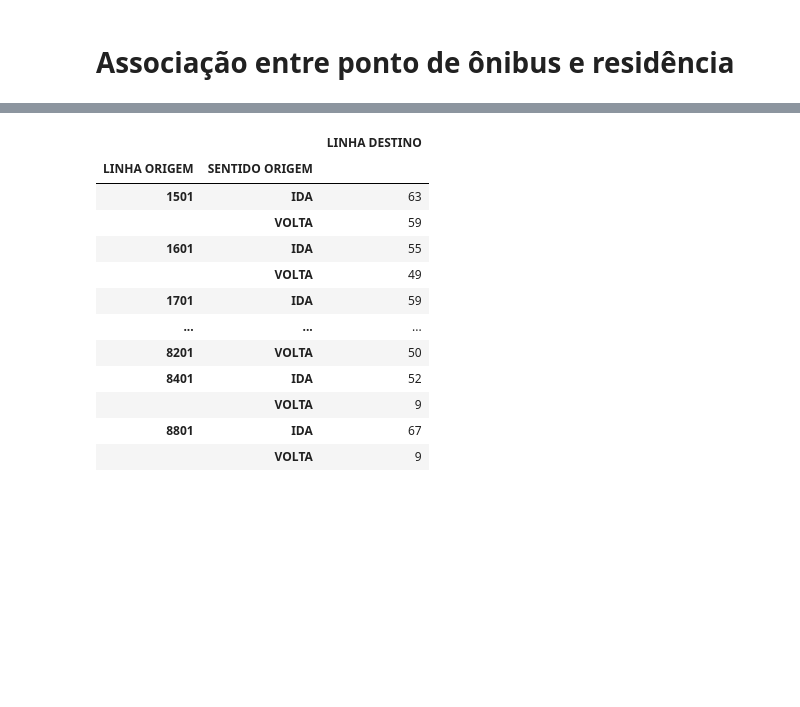
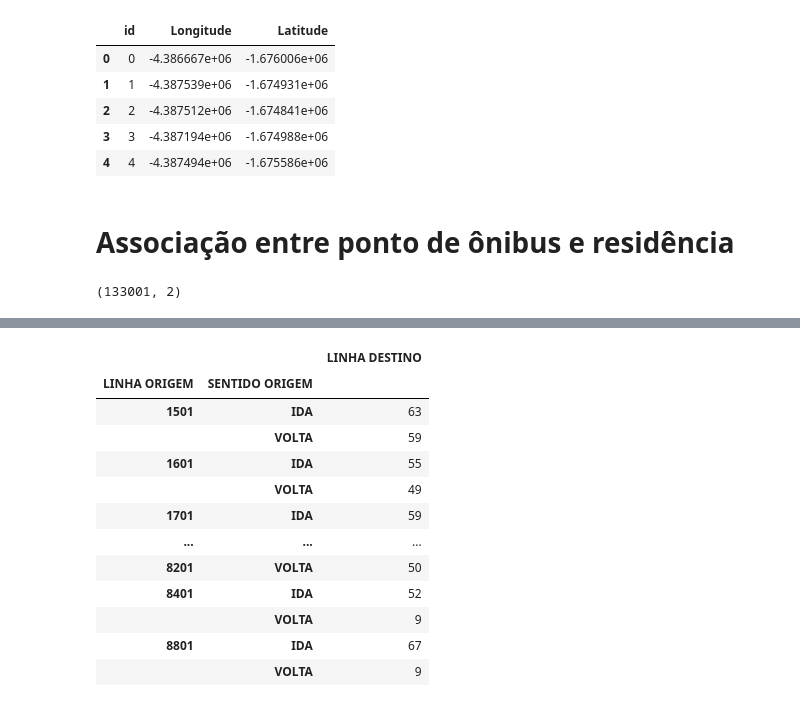
Before and after one commit to YagoMaia/quali_bus, a Jupyter notebook: app/testes.ipynb, the cells around one changed output, grey strips where cells are left out. Saved outputs shown, nothing was run; the diff lists cells and outputs as text; code cells hidden in the pictures; blank space fills up the shorter version.

```diff
--- a/app/testes.ipynb
+++ b/app/testes.ipynb
@@ -11,3 +20,12 @@ df_residencias.head()
 # %%
 df_pontos_onibus = pd.read_csv('../planilhas/pontos_tratados.csv')
+df_pontos_onibus['Longitude'] = df_pontos_onibus['Longitude'] * 1e5
+df_pontos_onibus['Latitude'] = df_pontos_onibus['Latitude'] * 1e5
 df_pontos_onibus.head()
+# %% [output]
+|  | id | Longitude | Latitude |
+| 0 | 0 | -4.386667e+06 | -1.676006e+06 |
+| 1 | 1 | -4.387539e+06 | -1.674931e+06 |
+| 2 | 2 | -4.387512e+06 | -1.674841e+06 |
+| 3 | 3 | -4.387194e+06 | -1.674988e+06 |
+| 4 | 4 | -4.387494e+06 | -1.675586e+06 |
@@ -33,0 +46,11 @@ for idx_ponto, residencia in df_residencias.iterrows():
+# %%
+from copy import deepcopy
+matriz_coord = deepcopy(coordinates_array_residencias)
+
+for ponto_onibus_associado in coordinates_array_pontos_onibus:
+    matriz_coord = np.vstack([matriz_coord, ponto_onibus_associado])
+
+
+matriz_coord.shape
+# %% [output]
+(133001, 2)
```
Also changed, not shown: parts of 10 cells of this notebook, 9 other files.
